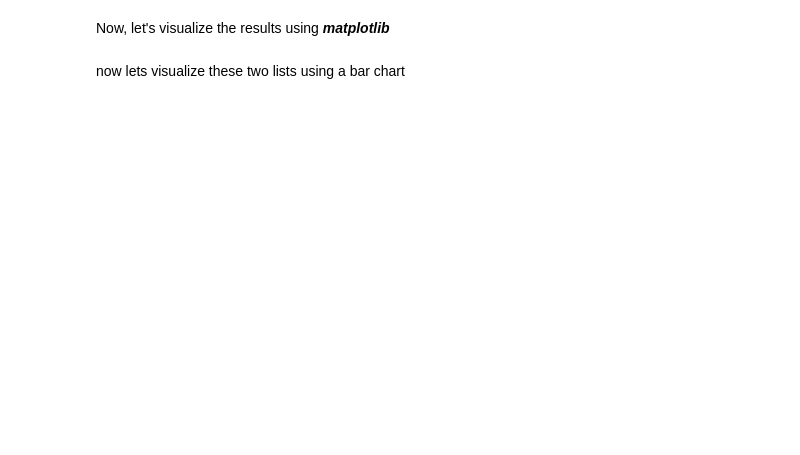
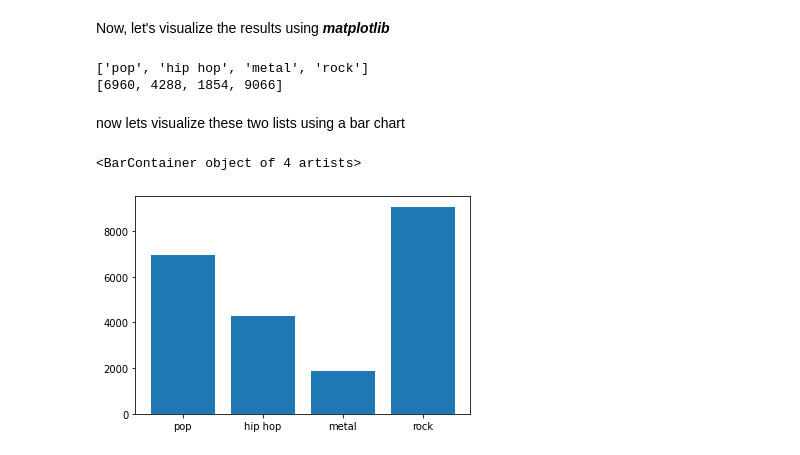
Before and after one commit to Renevelasquezcarcamo/my-first-spark-session, a Jupyter notebook: My_first_spark_session.ipynb, the cells around one changed output. Saved outputs shown, nothing was run; the diff lists cells and outputs as text; code cells hidden in the pictures; blank space fills up the shorter version.

```diff
--- a/My_first_spark_session.ipynb
+++ b/My_first_spark_session.ipynb
@@ -131,5 +247,8 @@ find top 10 famous albums
 # %% [markdown]
 # Task 4 :
 importing the ***genre.csv*** file:
+# %%
+genre_csv_path = '/content/drive/MyDrive/dataset/genre.csv'
+genre_df = spark.read.format('csv').option('inferSchema', True).option('header', True).load(genre_csv_path)
 # %% [markdown]
 let's check the data
@@ -154,3 +412,6 @@ find out each user favourite genre
 find out how many pop,rock,metal and hip hop singers we have
 
 and then visulize it using bar chart
+# %%
+q9 = genre_df.select('genre').filter( (col('genre') == 'pop')|(col('genre') == 'rock')|(col('genre') == 'metal')|(col('genre') == 'hip hop')).groupby('genre').agg(count('*').alias('count'))
+q9.show()
@@ -157,4 +427,20 @@ and then visulize it using bar chart
 # %% [markdown]
 Now, let's visualize the results using ***matplotlib***
+# %%
+q9_list = q9.collect()
+# %%
+labels = [row['genre'] for row in q9_list]
+counts = [row['count'] for row in q9_list]
+# %%
+print(labels)
+print(counts)
+# %% [output]
+['pop', 'hip hop', 'metal', 'rock']
+[6960, 4288, 1854, 9066]
 # %% [markdown]
 now lets visualize these two lists using a bar chart
+# %%
+plts.bar(labels, counts)
+# %% [output]
+<BarContainer object of 4 artists>
+[figure, added]
```
Also changed, not shown: parts of 16 cells of this notebook.
